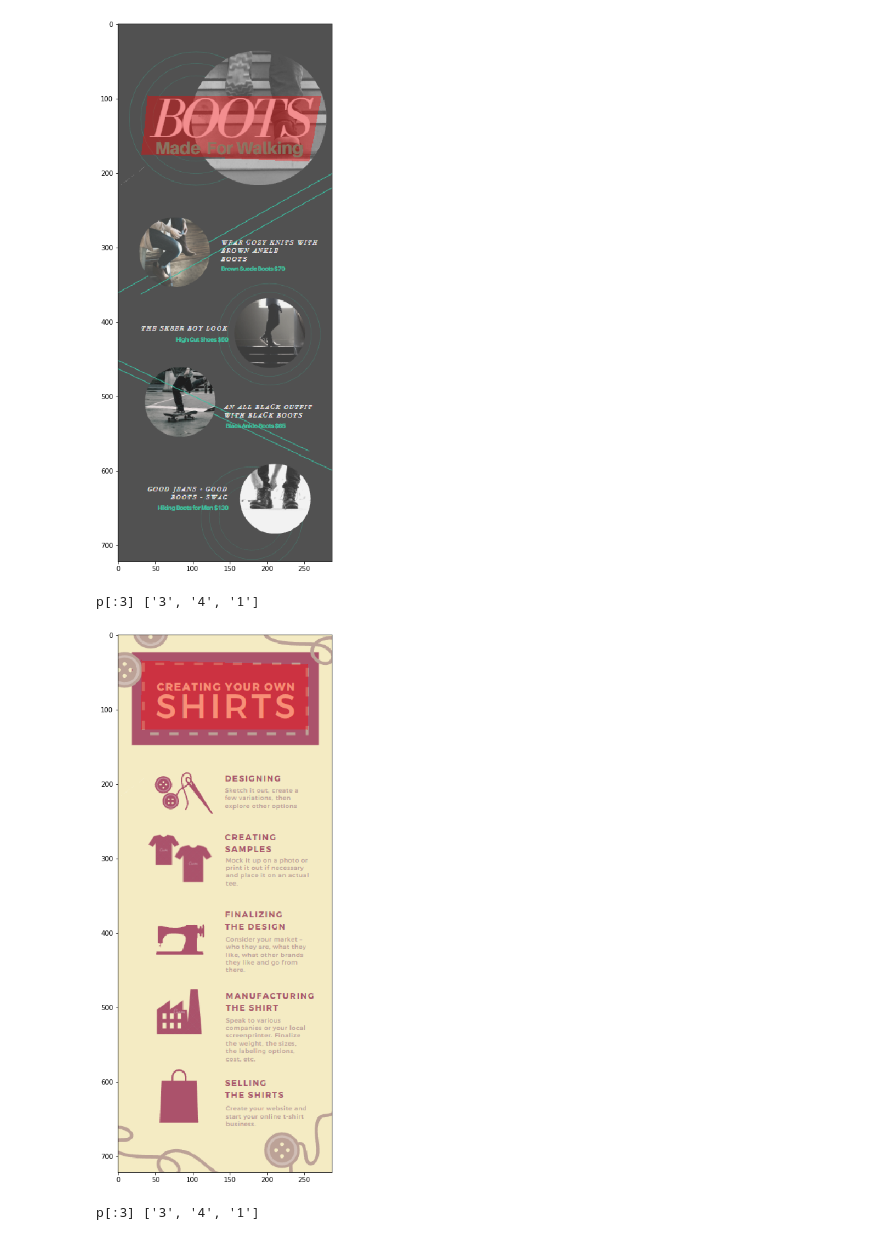
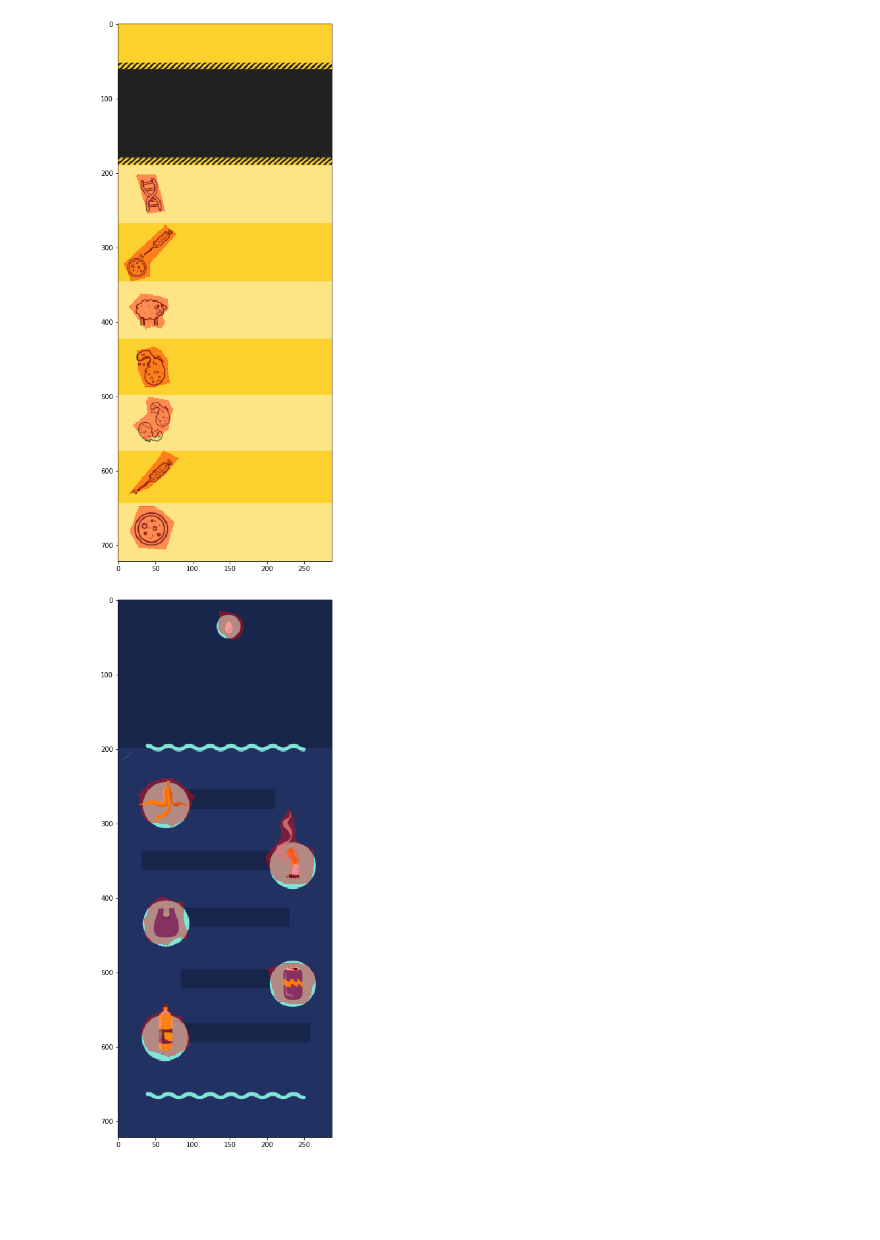
Before and after one commit to turkeyes/importannots, a Jupyter notebook: visualize_save_turker_importance_labels_1.0.ipynb, the cells around one changed output. Drawn from its saved outputs; the diff is of its cells as text; code cells hidden in the pictures; blank space fills up the shorter version.

```diff
--- a/visualize_save_turker_importance_labels_1.0.ipynb
+++ b/visualize_save_turker_importance_labels_1.0.ipynb
@@ -7,10 +7,12 @@ import PIL.ImageDraw as ImageDraw
 from PIL import Image
 import requests
 from io import BytesIO
+import sys
+import pickle
 
 # Load hit results
 
-with open('./responses_prod_test.json', 'r') as f:
+with open('./responses_prod_test2.json', 'r') as f:
     results = json.load(f)
 
 print(len(results))
@@ -131,7 +255,7 @@ def average_with_existing(existing, save_path=None):
 # %%
-HITId, workerId, p_dict, feedback = extract_hit_info(results[21])
+HITId, workerId, p_dict, feedback = extract_hit_info(results[5])
 
-# print(p_dict)
+print(feedback)
 
 for name, pts in p_dict.items():
     # Pts are dictionary of size, points
@@ -156,4 +269,2 @@ p[:3] ['3', '4', '1']
-[figure, old version]
+[figure, new version]
-p[:3] ['3', '4', '1']
-[figure, old version]
+[figure, new version]
-p[:3] ['3', '4', '1']
```
Also changed, not shown: parts of 6 cells of this notebook, 27 other files.
